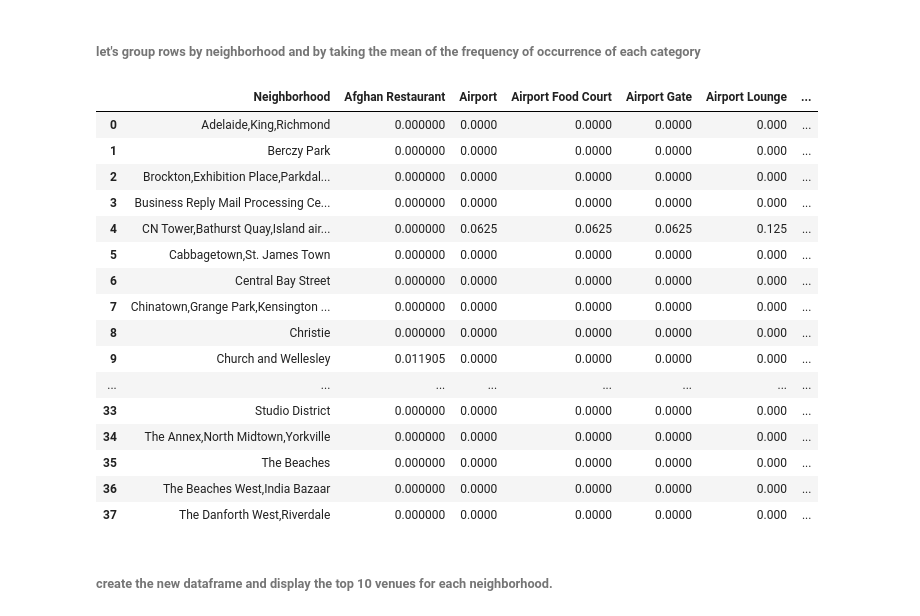
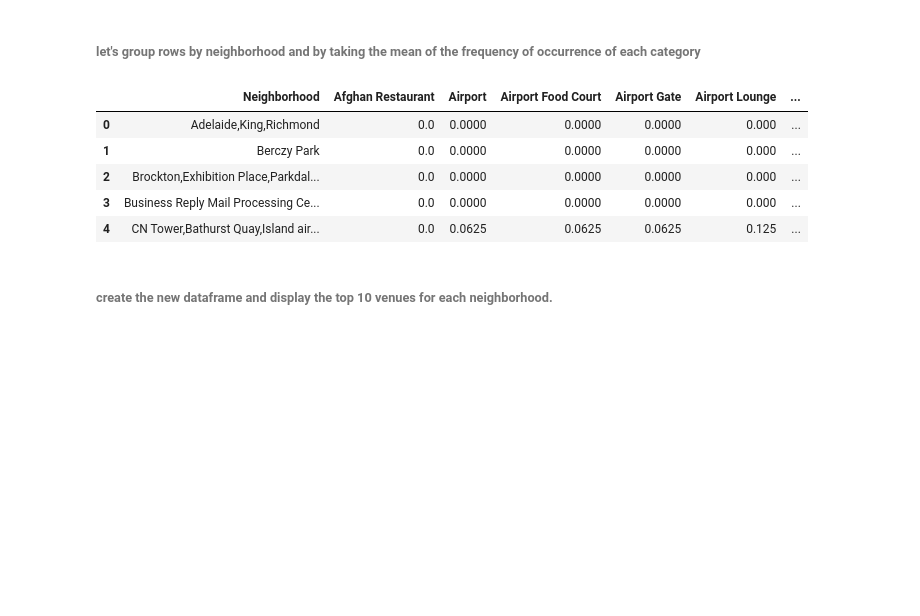
Before and after one commit to dsinghra123/DataScienceCapstone, a Jupyter notebook: Capstone Assignment-3.ipynb, the cells around one changed output. Drawn from its saved outputs; the diff is of its cells as text; code cells hidden in the pictures; blank space fills up the shorter version.

Commit message:
Published from Watson Studio.

```diff
--- a/Capstone Assignment-3.ipynb
+++ b/Capstone Assignment-3.ipynb
@@ -386,25 +346,14 @@ toronto_onehot.head()
 ###### let's group rows by neighborhood and by taking the mean of the frequency of occurrence of each category
 # %%
 toronto_grouped = toronto_onehot.groupby('Neighborhood').mean().reset_index()
-toronto_grouped
+toronto_grouped.head()
 # %% [output]
 |  | Neighborhood | Afghan Restaurant | Airport | Airport Food Court | Airport Gate | Airport Lounge | ... |
-| 0 | Adelaide,King,Richmond | 0.000000 | 0.0000 | 0.0000 | 0.0000 | 0.000 | ... |
-| 1 | Berczy Park | 0.000000 | 0.0000 | 0.0000 | 0.0000 | 0.000 | ... |
-| 2 | Brockton,Exhibition Place,Parkdal... | 0.000000 | 0.0000 | 0.0000 | 0.0000 | 0.000 | ... |
-| 3 | Business Reply Mail Processing Ce... | 0.000000 | 0.0000 | 0.0000 | 0.0000 | 0.000 | ... |
-| 4 | CN Tower,Bathurst Quay,Island air... | 0.000000 | 0.0625 | 0.0625 | 0.0625 | 0.125 | ... |
-| 5 | Cabbagetown,St. James Town | 0.000000 | 0.0000 | 0.0000 | 0.0000 | 0.000 | ... |
-| 6 | Central Bay Street | 0.000000 | 0.0000 | 0.0000 | 0.0000 | 0.000 | ... |
-| 7 | Chinatown,Grange Park,Kensington ... | 0.000000 | 0.0000 | 0.0000 | 0.0000 | 0.000 | ... |
-| 8 | Christie | 0.000000 | 0.0000 | 0.0000 | 0.0000 | 0.000 | ... |
-| 9 | Church and Wellesley | 0.011905 | 0.0000 | 0.0000 | 0.0000 | 0.000 | ... |
-| ... | ... | ... | ... | ... | ... | ... | ... |
-| 33 | Studio District | 0.000000 | 0.0000 | 0.0000 | 0.0000 | 0.000 | ... |
-| 34 | The Annex,North Midtown,Yorkville | 0.000000 | 0.0000 | 0.0000 | 0.0000 | 0.000 | ... |
-| 35 | The Beaches | 0.000000 | 0.0000 | 0.0000 | 0.0000 | 0.000 | ... |
-| 36 | The Beaches West,India Bazaar | 0.000000 | 0.0000 | 0.0000 | 0.0000 | 0.000 | ... |
-| 37 | The Danforth West,Riverdale | 0.000000 | 0.0000 | 0.0000 | 0.0000 | 0.000 | ... |
+| 0 | Adelaide,King,Richmond | 0.0 | 0.0000 | 0.0000 | 0.0000 | 0.000 | ... |
+| 1 | Berczy Park | 0.0 | 0.0000 | 0.0000 | 0.0000 | 0.000 | ... |
+| 2 | Brockton,Exhibition Place,Parkdal... | 0.0 | 0.0000 | 0.0000 | 0.0000 | 0.000 | ... |
+| 3 | Business Reply Mail Processing Ce... | 0.0 | 0.0000 | 0.0000 | 0.0000 | 0.000 | ... |
+| 4 | CN Tower,Bathurst Quay,Island air... | 0.0 | 0.0625 | 0.0625 | 0.0625 | 0.125 | ... |
 # %%
 #function to sort the venues in descending order
 def return_most_common_venues(row, num_top_venues):
```
Also changed, not shown: parts of 4 cells of this notebook.
